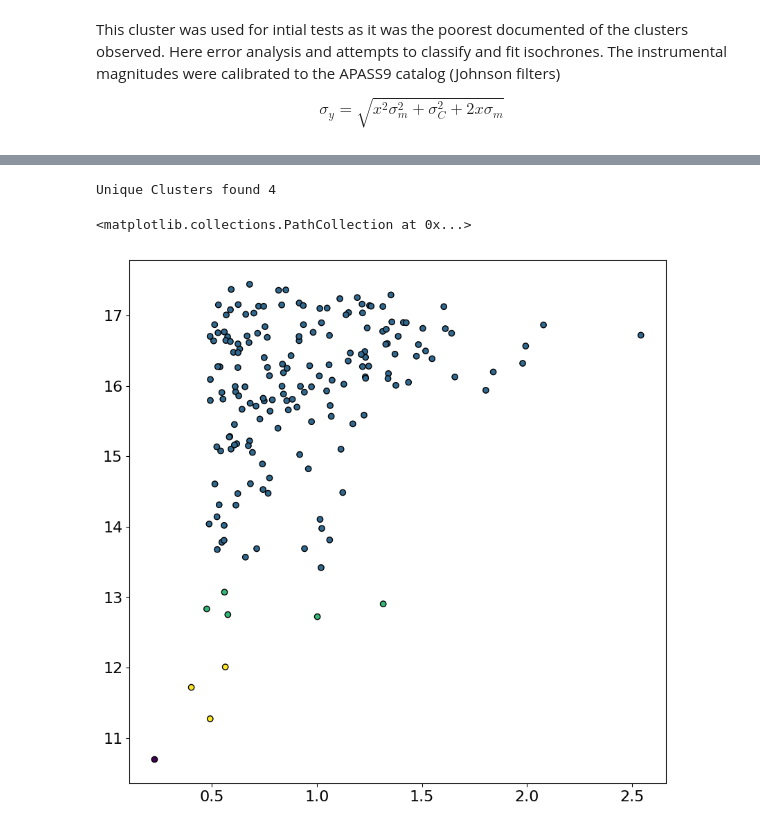
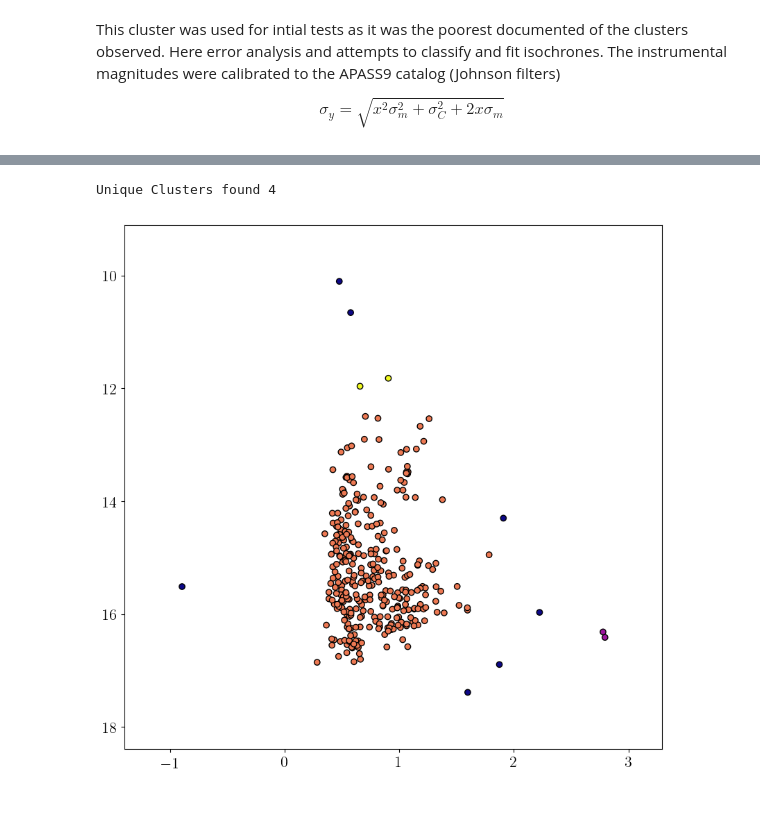
Before and after one commit to OwenJohnsons/Final_Year_Project, a Jupyter notebook: Code/classification.ipynb, the cells around one changed output, grey strips where cells are left out. Drawn from its saved outputs; the diff is of its cells as text; code cells hidden in the pictures.

```diff
--- a/Code/classification.ipynb
+++ b/Code/classification.ipynb
@@ -173,5 +169,5 @@ def covariance_propagation(x, slope_err, const_err):
 # %%
-mag_V, mag_B, snr_B, snr_V, sources_V, sources_B, seperation = unifi_steps('astrometric_obs_data/Berkeley28_V_wcs.fits', 'astrometric_obs_data/Berkeley28_B_wcs.fits', 2)
+mag_V, mag_B, snr_B, snr_V, sources_V, sources_B, seperation = unifi_steps('astrometric_obs_data/NGC2324_V_wcs.fits', 'astrometric_obs_data/NGC2324_B_wcs.fits', 2)
 
 mag_Bc = lin_func(mag_B, mag_params['slope'][0], mag_params['constant'][0])
 mag_Vc = lin_func(mag_V, mag_params['slope'][1], mag_params['constant'][1])
@@ -198,21 +198,29 @@ ax.yaxis.set_major_locator(MaxNLocator(integer=True))
 # %%
 cmd_data = np.transpose(np.array([mag_Vc, (mag_Bc - mag_Vc)]))
-
-
 
 # -- DBSCAN Calculation --
 preds = dbscan(cmd_data, .5, 2)[1]
 dbscanned_data = np.append(cmd_data, preds.reshape(-1,1), axis=1)
 scanned_dataframe = pd.DataFrame(dbscanned_data); scanned_dataframe = scanned_dataframe.rename(columns={0: "V_mag", 1: "BV_mag", 2: "cluster_no"})
 
+# --- Isochrone Plotting ---
+
+plt.figure(figsize= (10, 10), dpi=100)
+
+# for i in np.arange(8, 10, 0.1):
+#     isochrone = iso.isochrone(age = i)
+#     modelv = isochrone['V_mag'] + 13.40
+#     modelbv = (isochrone['B_mag'] - isochrone['V_mag']) + 0.8
+#     plt.plot(modelbv, modelv, 'k')
+
 print('Unique Clusters found', len(np.unique(scanned_dataframe['cluster_no'])))
 
-plt.figure(figsize= (10, 10), dpi=100)
-plt.scatter(scanned_dataframe['BV_mag'], scanned_dataframe['V_mag'], c = scanned_dataframe['cluster_no'], edgecolors = 'k', label = scanned_dataframe['cluster_no'])
+plt.scatter(scanned_dataframe['BV_mag'], scanned_dataframe['V_mag'], c = scanned_dataframe['cluster_no'], edgecolors = 'k', label = scanned_dataframe['cluster_no'], cmap = 'plasma')
+plt.xlim(scanned_dataframe['BV_mag'].min() - 0.5, scanned_dataframe['BV_mag'].max() + 0.5); plt.ylim(scanned_dataframe['V_mag'].min() - 1, scanned_dataframe['V_mag'].max() + 1)
+plt.gca().invert_yaxis()
 # %% [output]
 Unique Clusters found 4
-<matplotlib.collections.PathCollection at 0x...>
-[figure, old version]
+[figure, new version]
 # %%
 cmd_data = np.transpose(np.array([mag_Vc, (mag_Bc - mag_Vc)]))
 
```
Also changed, not shown: parts of 10 cells of this notebook, 8 other files.
